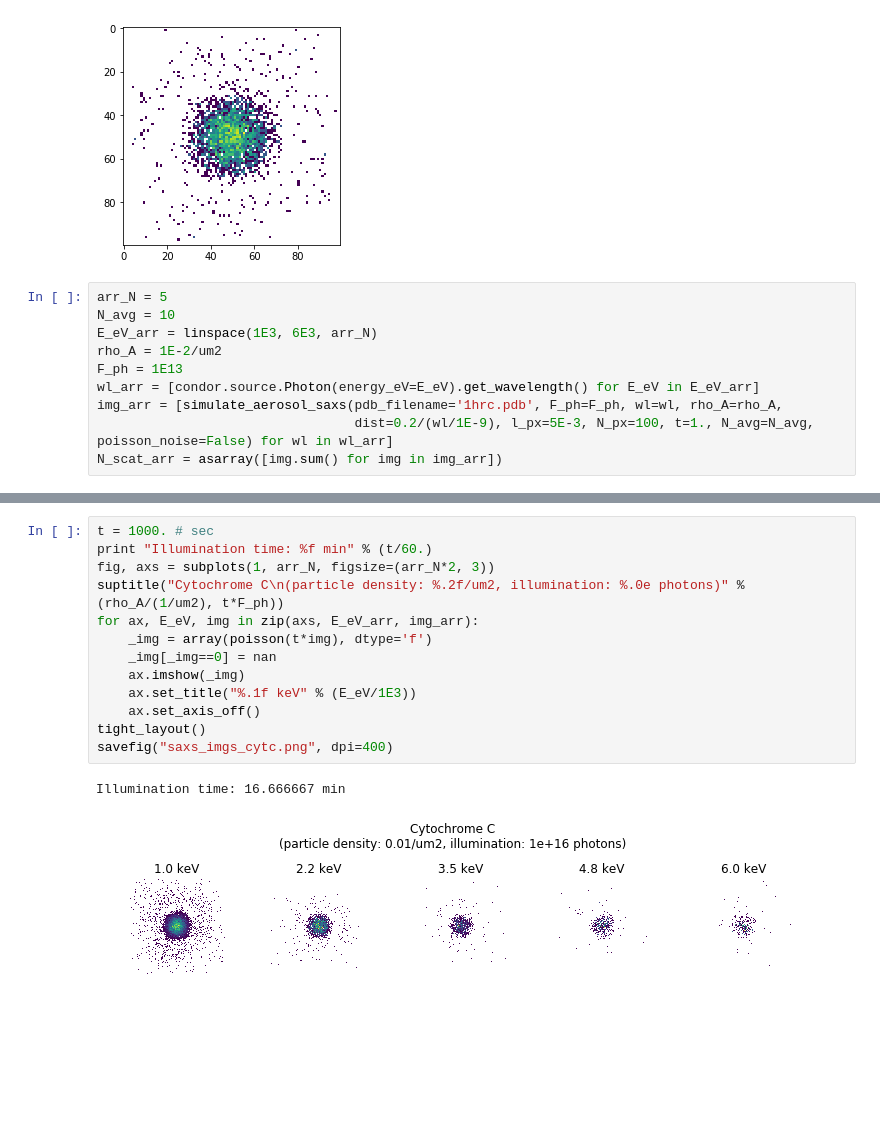
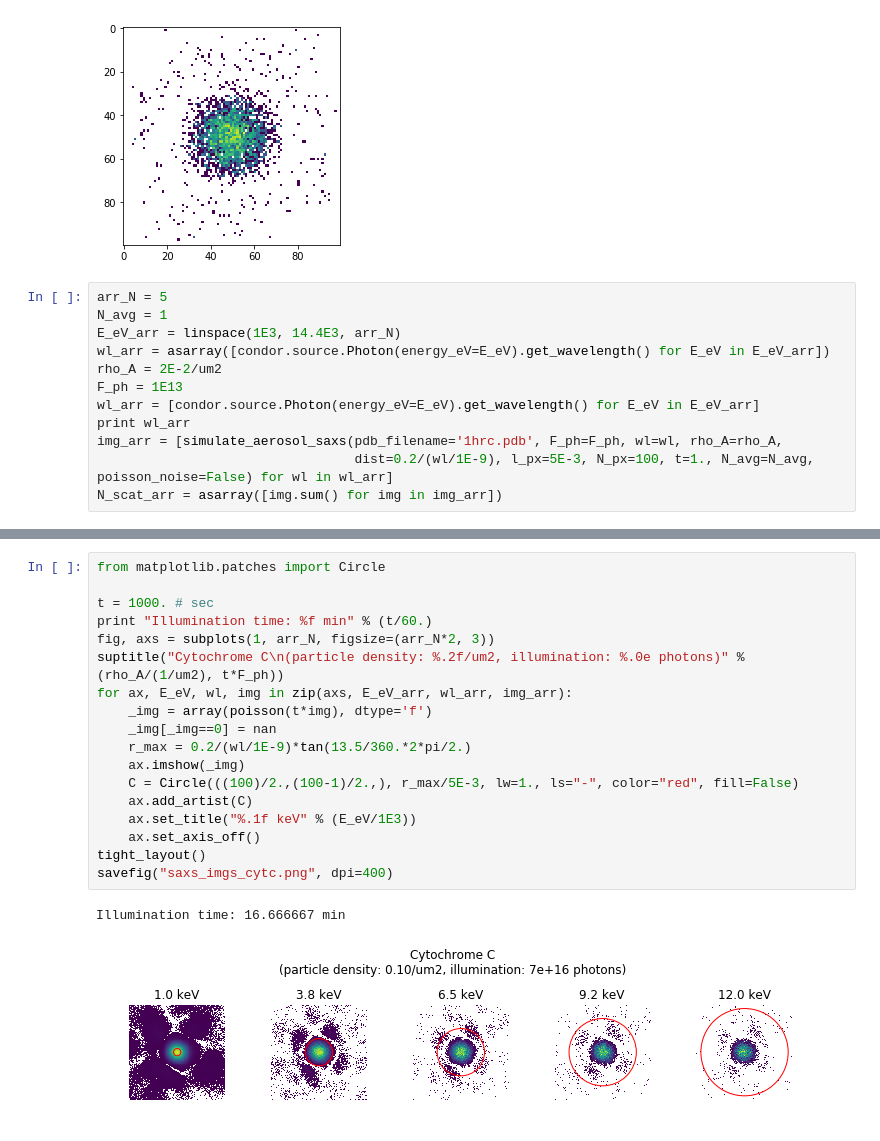
Before and after one commit to mhantke/github_notebooks, a Jupyter notebook: ms_saxs/MS SAXS.ipynb, the cells around one changed output, grey strips where cells are left out. Drawn from its saved outputs; the diff is of its cells as text; blank space fills up the shorter version.

```diff
--- a/ms_saxs/MS SAXS.ipynb
+++ b/ms_saxs/MS SAXS.ipynb
@@ -69,11 +69,13 @@ imshow(log10(simulate_aerosol_saxs(wl=wl, dist=0.5, rho_A=1E-2/um2, t=60*30.)))
 [figure]
 # %%
 arr_N = 5
-N_avg = 10
-E_eV_arr = linspace(1E3, 6E3, arr_N)
-rho_A = 1E-2/um2
+N_avg = 1
+E_eV_arr = linspace(1E3, 14.4E3, arr_N)
+wl_arr = asarray([condor.source.Photon(energy_eV=E_eV).get_wavelength() for E_eV in E_eV_arr])
+rho_A = 2E-2/um2
 F_ph = 1E13
 wl_arr = [condor.source.Photon(energy_eV=E_eV).get_wavelength() for E_eV in E_eV_arr]
+print wl_arr
 img_arr = [simulate_aerosol_saxs(pdb_filename='1hrc.pdb', F_ph=F_ph, wl=wl, rho_A=rho_A,
                                  dist=0.2/(wl/1E-9), l_px=5E-3, N_px=100, t=1., N_avg=N_avg, poisson_noise=False) for wl in wl_arr]
 N_scat_arr = asarray([img.sum() for img in img_arr])
@@ -94,19 +102,24 @@ savefig("saxs_scatpower_cytc.png", dpi=400)
 # %%
+from matplotlib.patches import Circle
+
 t = 1000. # sec
 print "Illumination time: %f min" % (t/60.)
 fig, axs = subplots(1, arr_N, figsize=(arr_N*2, 3))
 suptitle("Cytochrome C\n(particle density: %.2f/um2, illumination: %.0e photons)" % (rho_A/(1/um2), t*F_ph))
-for ax, E_eV, img in zip(axs, E_eV_arr, img_arr):
+for ax, E_eV, wl, img in zip(axs, E_eV_arr, wl_arr, img_arr):
     _img = array(poisson(t*img), dtype='f')
     _img[_img==0] = nan
+    r_max = 0.2/(wl/1E-9)*tan(13.5/360.*2*pi/2.)
     ax.imshow(_img)
+    C = Circle(((100)/2.,(100-1)/2.,), r_max/5E-3, lw=1., ls="-", color="red", fill=False)
+    ax.add_artist(C)
     ax.set_title("%.1f keV" % (E_eV/1E3))
     ax.set_axis_off()
 tight_layout()
 savefig("saxs_imgs_cytc.png", dpi=400)
 # %% [output]
 Illumination time: 16.666667 min
-[figure, old version]
+[figure, new version]
 # %%
 import spimage
 figure(figsize=(5, 4))
```
Also changed, not shown: parts of 5 cells of this notebook, 1 other file.
